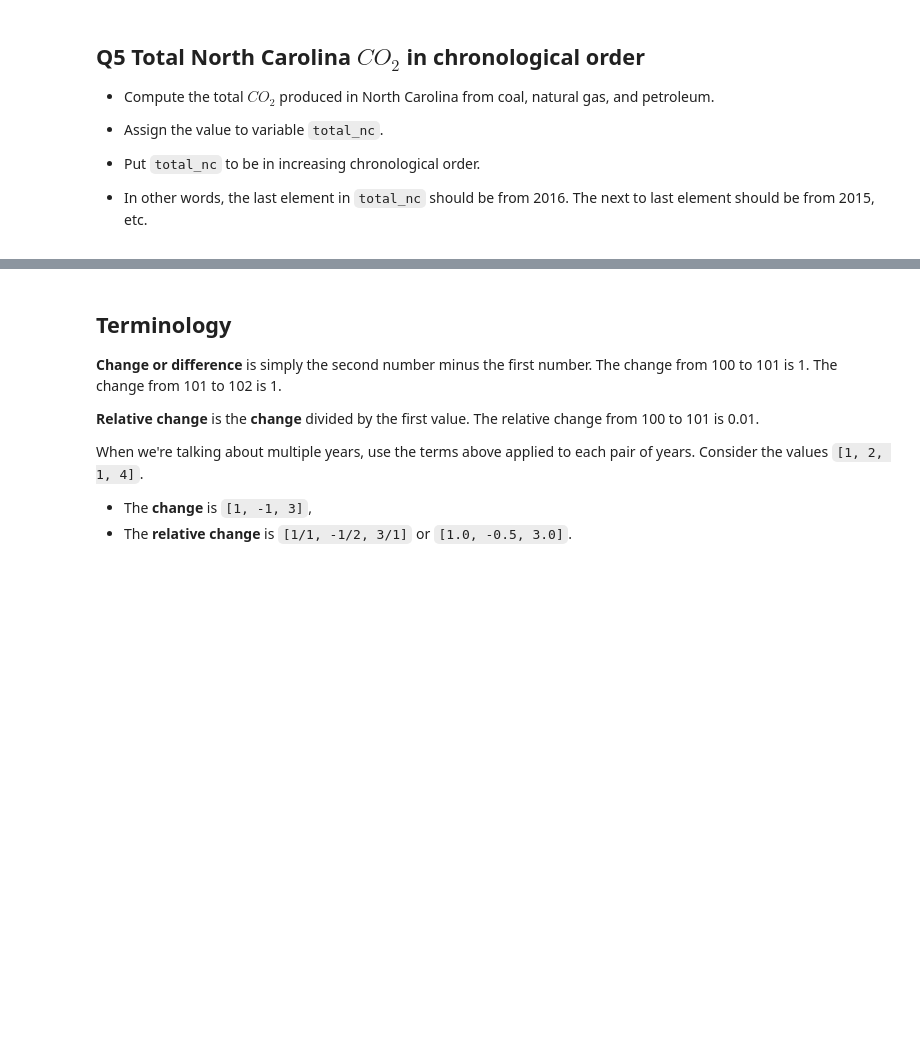
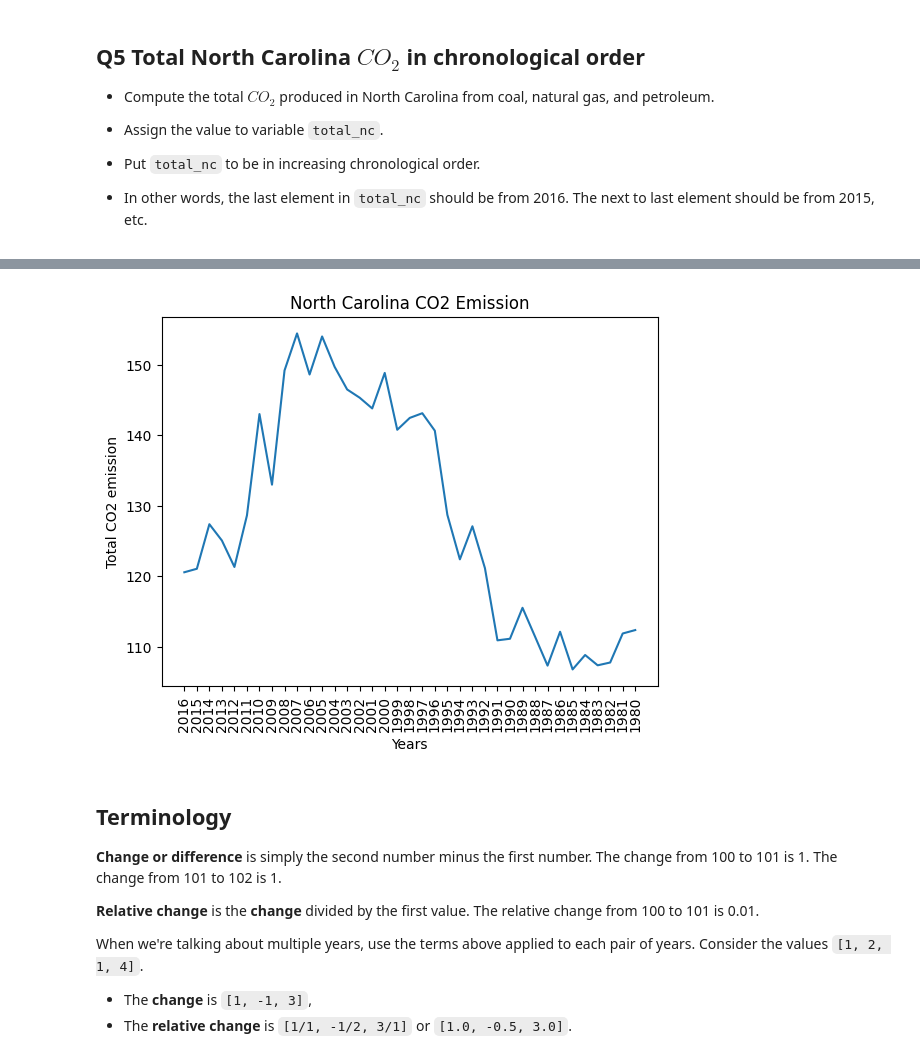
Before and after one commit to setiadha-unc/data720, a Jupyter notebook: Unit 6/Assignments/unit6_assignment.ipynb, the cells around one changed output, grey strips where cells are left out. Cells and saved outputs as stored; diff of their text form; code cells hidden in the pictures; blank space fills up the shorter version.

```diff
--- a/Unit 6/Assignments/unit6_assignment.ipynb
+++ b/Unit 6/Assignments/unit6_assignment.ipynb
@@ -187,7 +238,8 @@ q4_graph = plt.gcf() # DO NOT TOUCH THIS LINE. ENSURE IT'S THE LAST LINE IN THIS
 * In other words, the last element in `total_nc` should be from 2016. The next to last element should be from 2015, etc.
 # %%
 # cell 19 of 25
+nc_co2_pd = pd.read_csv("nc_co2.csv")
 
-total_nc =
+total_nc = nc_co2_pd.iloc[:,1:].sum(axis=1)
 total_nc.name = 'NC Total Emissions'
 print(total_nc)
@@ -198,18 +268,21 @@ print(total_nc)
 
 
 Using `total_nc`, plot a graph, similar to the graph to the right, that shows North Carolina's total emission of $CO_2$ over the years in increasing chronological order.
+# %%
+nc_co2_years = nc_co2_pd.iloc[:,0]
 # %%
 # cell 21 of 25
 
 
-plt.plot(stuff)
-plt.xlabel(xlabel)
-plt.ylabel(ylabel)
-plt.title(title)
-plt.xticks(range(len(years_in_order)), stuff, rotation=vertical)
-
+plt.plot(total_nc)
+plt.xlabel("Years")
+plt.ylabel("Total CO2 emission")
+plt.title("North Carolina CO2 Emission")
+plt.xticks(range(len(nc_co2_years)), nc_co2_years, rotation=90)
 plt.gcf().savefig('plot3.png', bbox_inches='tight')
 q6_graph = plt.gcf()  # DO NOT TOUCH THIS LINE. ENSURE IT'S THE LAST LINE IN THIS CELL
+# %% [output]
+[figure, added]
 # %% [markdown]
 ## Terminology
 
```
Also changed, not shown: parts of 9 cells of this notebook, 15 other files.
